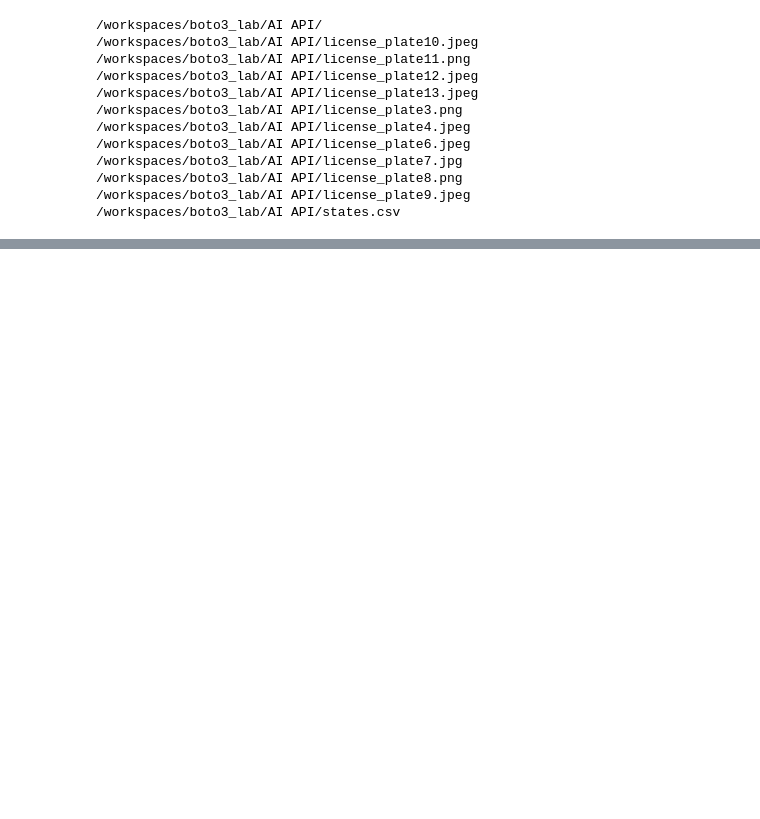
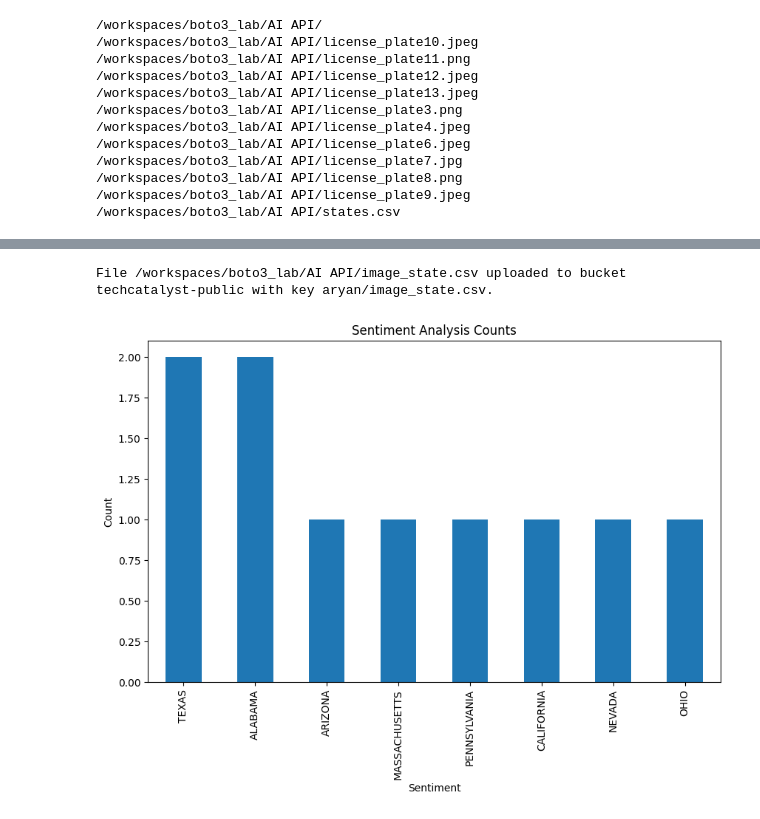
Before and after one commit to aryan-zodge-thehartford/boto3_lab, a Jupyter notebook: AI API/aiapi.ipynb, the cells around one changed output, grey strips where cells are left out. Saved outputs shown, nothing was run; the diff lists cells and outputs as text; code cells hidden in the pictures; blank space fills up the shorter version.

```diff
--- a/AI API/aiapi.ipynb
+++ b/AI API/aiapi.ipynb
@@ -218,11 +210,13 @@ key = '/resources/license-plates/*'
 filename = '/workspaces/boto3_lab/AI API/license_plates'
 rekognition = boto3.client('rekognition')
 
+licenses = []
 for b in response['Contents']:
     key = b['Key']
     if key.endswith('.jpeg') or key.endswith('.png') or key.endswith('.jpg'):
         response = rekognition.detect_text(Image={'S3Object':{'Bucket':bucket_name, 'Name': key}})
         detected_texts = [text['DetectedText'] for text in response['TextDetections']]
         print(detected_texts)
-    print('****************************************************************************')
+        licenses.append(detected_texts)
+print(licenses)
 # %% [output]
@@ -245,0 +238,19 @@ for b in response['Contents']:
+# %%
+state_names = ["Alaska", "Alabama", "Arkansas", "American Samoa", "Arizona", "California", "Colorado", "Connecticut", "District ", "of Columbia", "Delaware", "Florida", "Georgia", "Guam", "Hawaii", "Iowa", "Idaho", "Illinois", "Indiana", "Kansas", "Kentucky", "Louisiana", "Massachusetts", "Maryland", "Maine", "Michigan", "Minnesota", "Missouri", "Mississippi", "Montana", "North Carolina", "North Dakota", "Nebraska", "New Hampshire", "New Jersey", "New Mexico", "Nevada", "New York", "Ohio", "Oklahoma", "Oregon", "Pennsylvania", "Puerto Rico", "Rhode Island", "South Carolina", "South Dakota", "Tennessee", "Texas", "Utah", "Virginia", "Virgin Islands", "Vermont", "Washington", "Wisconsin", "West Virginia", "Wyoming"]
+state_list = []
+for i in state_names:
+    state_list.append(i.upper())
+
+license_plates = []
+for i in licenses:
+    for j in range(len(i)):
+        i[j] = i[j].upper()
+        license_plates.append(i[j])
+
+state = []
+for i in licenses:
+    for j in state_list:
+        if j in i:
+            print(f"Sublist {i} contains {j}")
+            state.append(j)
+            break
@@ -245,0 +269,32 @@ for b in response['Contents']:
+# %%
+images_dict = {"Images":images[0:10],
+               "State": state}
+licenses_df = pd.DataFrame(images_dict)
+
+licenses_df.to_csv('image_state.csv', index=False)
+# %%
+# Define the file to upload and the target bucket and key
+filename = '/workspaces/boto3_lab/AI API/image_state.csv'  # Replace with your file path
+bucket_name = 'techcatalyst-public'  # Replace with your bucket name
+key = 'aryan/image_state.csv'  # Replace with your file key in S3
+
+# Upload the file to S3
+s3.upload_file(filename, bucket_name, key)
+
+# Print a confirmation message
+print(f'File {filename} uploaded to bucket {bucket_name} with key {key}.')
+# %% [output]
+File /workspaces/boto3_lab/AI API/image_state.csv uploaded to bucket techcatalyst-public with key aryan/image_state.csv.
+# %%
+import matplotlib.pyplot as plt
+
+sentiment_counts = licenses_df['State'].value_counts()
+
+plt.figure(figsize=(10, 6))
+sentiment_counts.plot(kind='bar')
+plt.title('Sentiment Analysis Counts')
+plt.xlabel('Sentiment')
+plt.ylabel('Count')
+plt.show()
+# %% [output]
+[figure, added]
```
Also changed, not shown: parts of 5 cells of this notebook, 3 other files.
